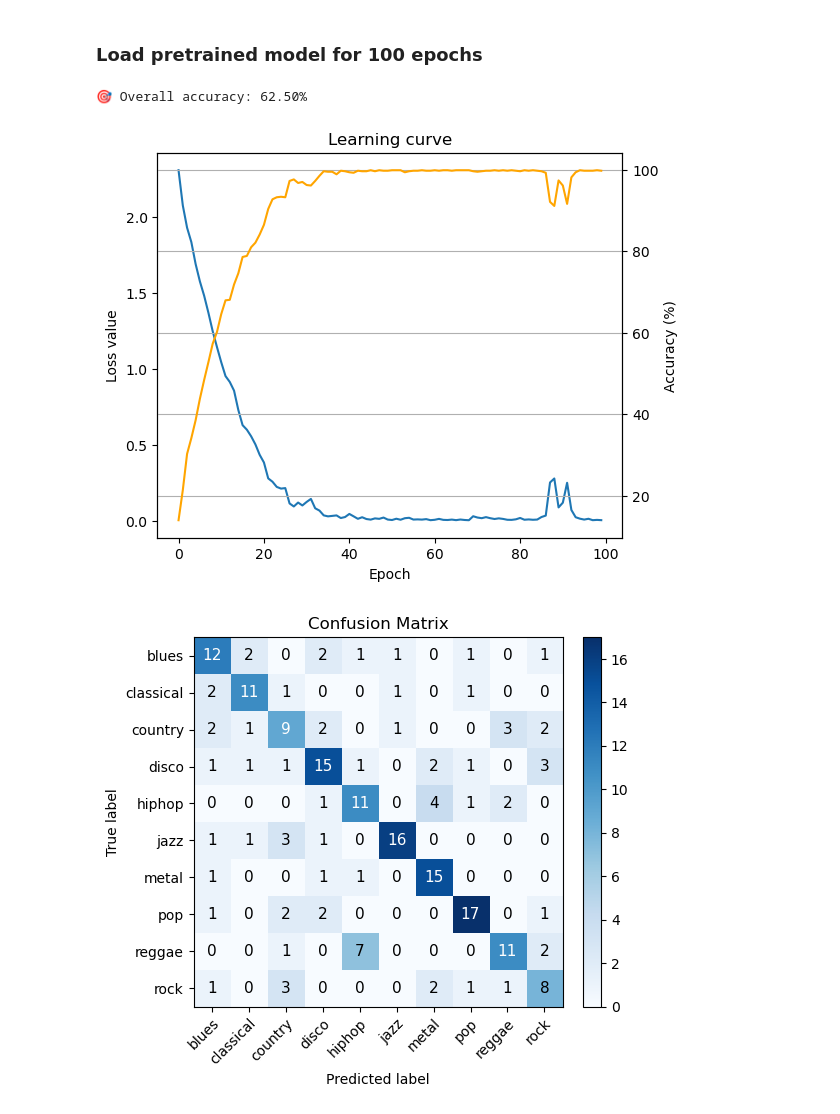
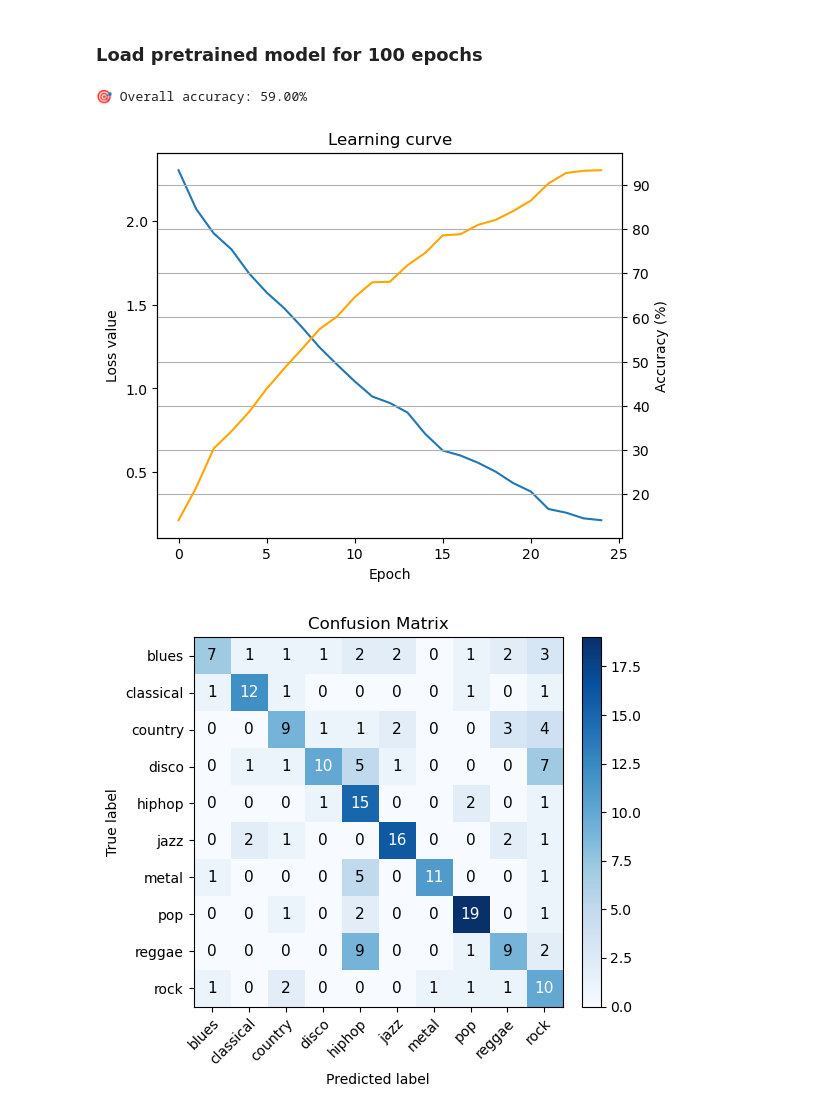
Before and after one commit to jpalikowska/Music-AppliedML, a Jupyter notebook: project_notebook.ipynb, the cells around one changed output. Cells and saved outputs as stored; diff of their text form; code cells hidden in the pictures.

```diff
--- a/project_notebook.ipynb
+++ b/project_notebook.ipynb
@@ -365,31 +365,31 @@ confusion_matrix(
 ### Load pretrained model for 100 epochs
 # %%
 # Load the pretrained model for 100 epochs
-path = "pretrained_models/cnn_trained_100epochs"
+path = "pretrained_models/cnn_trained_25epochs"
 
 model100, metrics_history100 = load_SimpleCNN_model(path, device=device)
 
 model100.evaluate_accuracy(val_loader, val_dataset, device=device)
 
 plot_learning_curves(metrics_history100)
 
 # Collect predictions and true labels on validation set
 Y_true_int, Y_pred_int = model100.get_true_and_pred_labels(val_loader, device=device)
 
 # Convert to one-hot encoded
 num_classes = config_cnn["num_classes"]
 true_labels_onehot = one_hot_encoding(Y_true_int, num_classes)
 pred_labels_onehot = one_hot_encoding(Y_pred_int, num_classes)
 
 # Plot confusion matrix
 confusion_matrix(
     y_true=true_labels_onehot,
     y_pred=pred_labels_onehot,
     num_classes=num_classes,
     plot=True,
     class_names=dataset.classes  # or class_names if you've defined it elsewhere
 )
 # %% [output]
-🎯 Overall accuracy: 62.50%
+🎯 Overall accuracy: 59.00%
-[figure, old version]
+[figure, new version]
-[figure, old version]
+[figure, new version]
```
Also changed, not shown: 3 other files.
